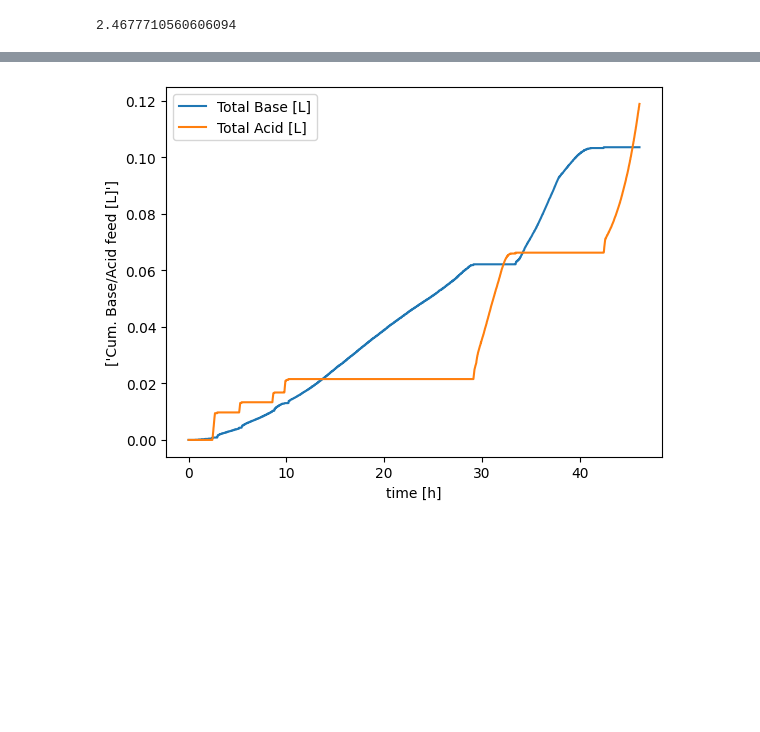
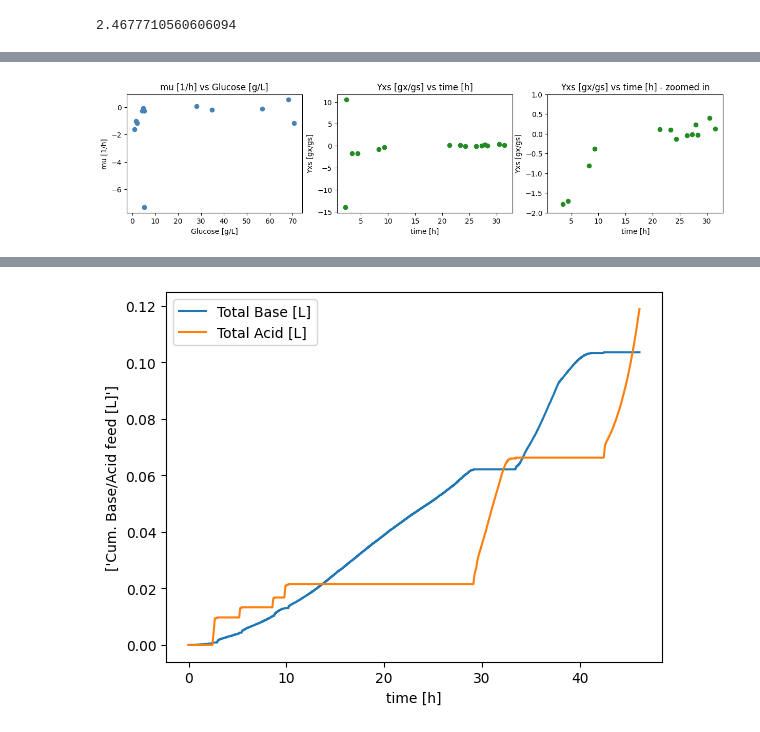
Before and after one commit to boripf/hybrid-model-corynebacterium, a Jupyter notebook: A_preprocessing.ipynb, the cells around one changed output, grey strips where cells are left out. Saved outputs shown, nothing was run; the diff lists cells and outputs as text; code cells hidden in the pictures; blank space fills up the shorter version.

```diff
--- a/A_preprocessing.ipynb
+++ b/A_preprocessing.ipynb
@@ -265,0 +331,21 @@ plt.show()
+# %%
+fig, ax = plt.subplots(1, 3, figsize=(15,3))
+
+ax[0].scatter(df['Glucose [g/L]'], df['mu [1/h]'], label='mu [1/h]', color='steelblue', linewidth=1)
+ax[1].scatter(df['time [h]'], df['Yxs [gx/gs]'], label='Yxs [gx/gs]', color='forestgreen', linewidth=1)
+ax[2].scatter(df['time [h]'], df['Yxs [gx/gs]'], label='Yxs [gx/gs]', color='forestgreen', linewidth=1)
+ax[2].set_ylim(-2, 1)
+
+ax[0].set_xlabel('Glucose [g/L]')
+ax[0].set_ylabel('mu [1/h]')
+ax[1].set_xlabel('time [h]')
+ax[1].set_ylabel('Yxs [gx/gs]')
+ax[2].set_xlabel('time [h]')
+ax[2].set_ylabel('Yxs [gx/gs]')
+
+ax[0].set_title('mu [1/h] vs Glucose [g/L]')
+ax[1].set_title('Yxs [gx/gs] vs time [h]')
+ax[2].set_title('Yxs [gx/gs] vs time [h] - zoomed in')
+plt.show()
+# %% [output]
+[figure, added]
```
Also changed, not shown: parts of 17 cells of this notebook, 7 other files.
